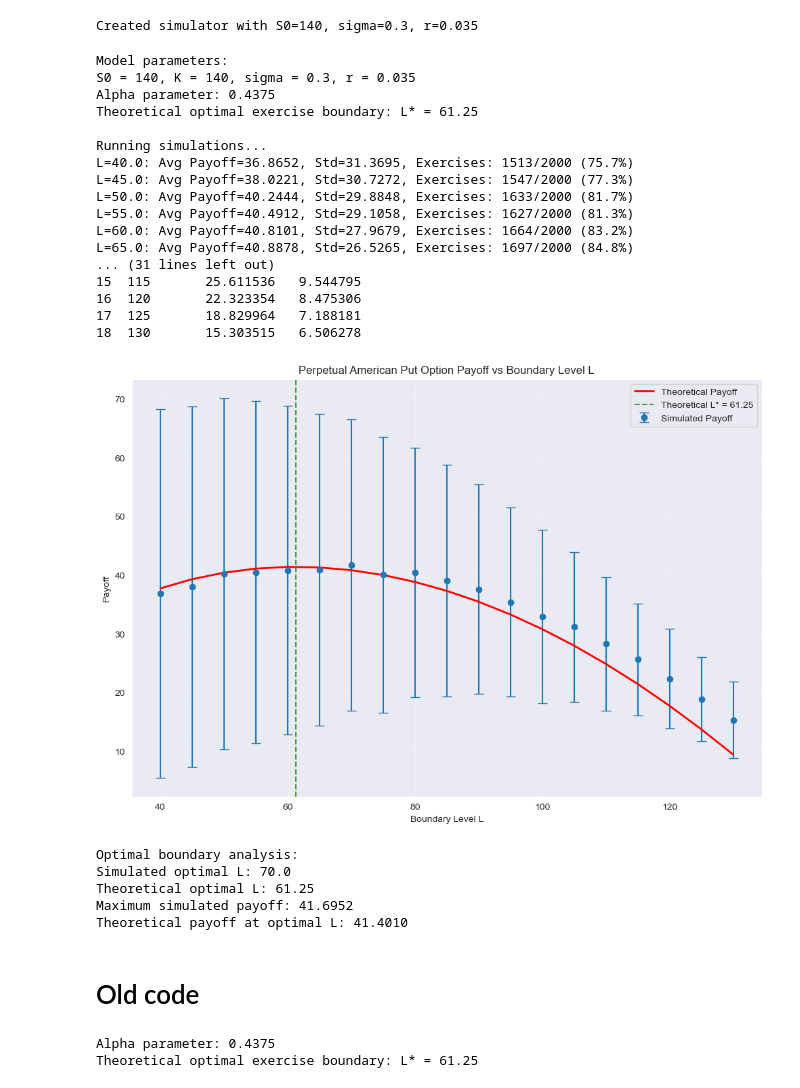
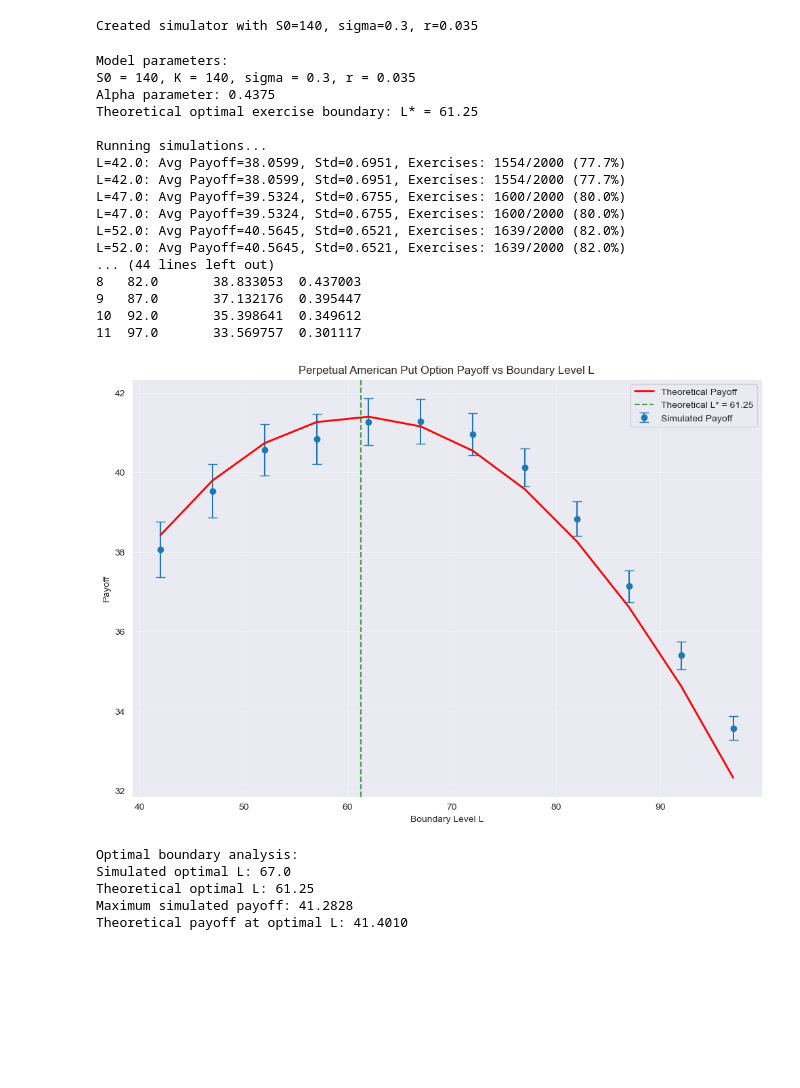
Before and after one commit to wttai004/quant_fin_project, a Jupyter notebook: test_american_option.ipynb, the cells around one changed output. Drawn from its saved outputs; the diff is of its cells as text; code cells hidden in the pictures; blank space fills up the shorter version.

```diff
--- a/test_american_option.ipynb
+++ b/test_american_option.ipynb
@@ -58,7 +60,7 @@ t = 100         # Time horizon (years)
 mu = 0         # Drift (risk-neutral)
 # Simulation parameters
 simulation_amounts = 2000
-n_steps = 1000
+n_steps = 10000
 
 # Create StockPathSimulator instance with explicit parameters
 sps = StockPathSimulator(
@@ -78,13 +80,13 @@ print(f"Created simulator with S0={sps.S0}, sigma={sps.sigma}, r={sps.r}")
 # %% [output]
 Created simulator with S0=140, sigma=0.3, r=0.035
 # %%
-def return_for_perpetual_american_option_simulation(L):
+def return_for_perpetual_american_put_simulation(L):
     """
     Simulate stock paths and calculate the return for a perpetual American put option.
     For perpetual options, we need to generate fresh paths for each L to avoid bias.
     """
     # Generate fresh paths for each L value
-    paths = sps.simulate_paths()
+    paths = sps.simulated_paths
 
     payoffs = []
     exercise_times = []
@@ -120,7 +122,7 @@ def return_for_perpetual_american_option_simulation(L):
             exercise_times.append(n_steps)
 
     average_payoff = np.mean(payoffs)
-    std_payoff = np.std(payoffs)
+    std_payoff = np.std(payoffs)/np.sqrt(len(payoffs))
 
     # Calculate proportion that exercised
     exercised_count = sum(1 for t in exercise_times if t < n_steps)
@@ -141,12 +143,12 @@ print(f"Theoretical optimal exercise boundary: L* = {theoretical_optimal_L:.2f}"
 print()
 
 # Test L values around the theoretical optimum, but also include the range used before
-L_values = np.arange(40, 135, 5)  # More focused range around reasonable values
+L_values = np.arange(0.3*K, 0.7*K, 5)  # More focused range around reasonable values
 results = []
 
 print("Running simulations...")
 for L in L_values:
-    avg_payoff, std_payoff, payoffs, exercise_times = return_for_perpetual_american_option_simulation(L)
+    avg_payoff, std_payoff, payoffs, exercise_times = return_for_perpetual_american_put_simulation(L)
     results.append((L, avg_payoff, std_payoff))
 
 # Convert results to DataFrame for easier plotting
@@ -173,59 +175,47 @@ for L in L_values:
 plt.plot(L_values, theoretical_values, label='Theoretical Payoff', color='red', linewidth=2)
 
 # Mark the theoretical optimal boundary
 plt.axvline(x=theoretical_optimal_L, color='green', linestyle='--',
             label=f'Theoretical L* = {theoretical_optimal_L:.2f}', alpha=0.7)
 
 plt.xlabel('Boundary Level L')
 plt.ylabel('Payoff')
 plt.title('Perpetual American Put Option Payoff vs Boundary Level L')
 plt.legend()
 plt.grid(True, alpha=0.3)
 plt.show()
 
 # Find the optimal L from simulation
 optimal_idx = np.argmax(results_df['Average Payoff'])
 optimal_L_sim = results_df.iloc[optimal_idx]['L']
 max_payoff_sim = results_df.iloc[optimal_idx]['Average Payoff']
 
 print(f"\nOptimal boundary analysis:")
 print(f"Simulated optimal L: {optimal_L_sim:.1f}")
 print(f"Theoretical optimal L: {theoretical_optimal_L:.2f}")
 print(f"Maximum simulated payoff: {max_payoff_sim:.4f}")
 print(f"Theoretical payoff at optimal L: {(K - theoretical_optimal_L) * (S0 / theoretical_optimal_L) ** (-2 * r / sigma**2):.4f}")
 # %% [output]
 Model parameters:
 S0 = 140, K = 140, sigma = 0.3, r = 0.035
 Alpha parameter: 0.4375
 Theoretical optimal exercise boundary: L* = 61.25
 
 Running simulations...
-L=40.0: Avg Payoff=36.8652, Std=31.3695, Exercises: 1513/2000 (75.7%)
-L=45.0: Avg Payoff=38.0221, Std=30.7272, Exercises: 1547/2000 (77.3%)
-L=50.0: Avg Payoff=40.2444, Std=29.8848, Exercises: 1633/2000 (81.7%)
-L=55.0: Avg Payoff=40.4912, Std=29.1058, Exercises: 1627/2000 (81.3%)
-L=60.0: Avg Payoff=40.8101, Std=27.9679, Exercises: 1664/2000 (83.2%)
-L=65.0: Avg Payoff=40.8878, Std=26.5265, Exercises: 1697/2000 (84.8%)
-... (31 lines left out)
-15  115       25.611536   9.544795
-16  120       22.323354   8.475306
-17  125       18.829964   7.188181
-18  130       15.303515   6.506278
+L=42.0: Avg Payoff=38.0599, Std=0.6951, Exercises: 1554/2000 (77.7%)
+L=42.0: Avg Payoff=38.0599, Std=0.6951, Exercises: 1554/2000 (77.7%)
+L=47.0: Avg Payoff=39.5324, Std=0.6755, Exercises: 1600/2000 (80.0%)
+L=47.0: Avg Payoff=39.5324, Std=0.6755, Exercises: 1600/2000 (80.0%)
+L=52.0: Avg Payoff=40.5645, Std=0.6521, Exercises: 1639/2000 (82.0%)
+L=52.0: Avg Payoff=40.5645, Std=0.6521, Exercises: 1639/2000 (82.0%)
+... (44 lines left out)
+8   82.0       38.833053  0.437003
+9   87.0       37.132176  0.395447
+10  92.0       35.398641  0.349612
+11  97.0       33.569757  0.301117
-[figure, old version]
+[figure, new version]
 Optimal boundary analysis:
-Simulated optimal L: 70.0
+Simulated optimal L: 67.0
 Theoretical optimal L: 61.25
-Maximum simulated payoff: 41.6952
+Maximum simulated payoff: 41.2828
 Theoretical payoff at optimal L: 41.4010
-# %% [markdown]
-# Old code
-# %%
-# Calculate theoretical optimal exercise boundary
-alpha = (2 * r) / (2 * r + sigma**2)
-theoretical_optimal_L = K * alpha
-
-print(f"Alpha parameter: {alpha:.4f}")
-print(f"Theoretical optimal exercise boundary: L* = {theoretical_optimal_L:.2f}")
-# %% [output]
-Alpha parameter: 0.4375
-Theoretical optimal exercise boundary: L* = 61.25
```
Also changed, not shown: parts of 8 cells of this notebook.
